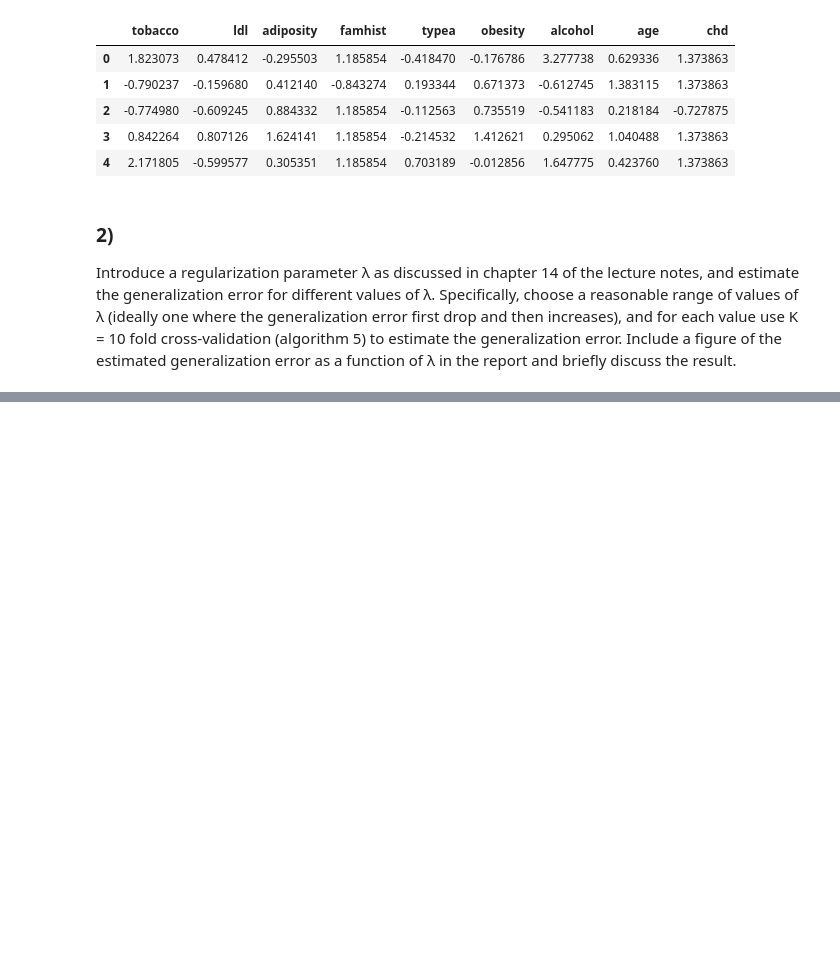
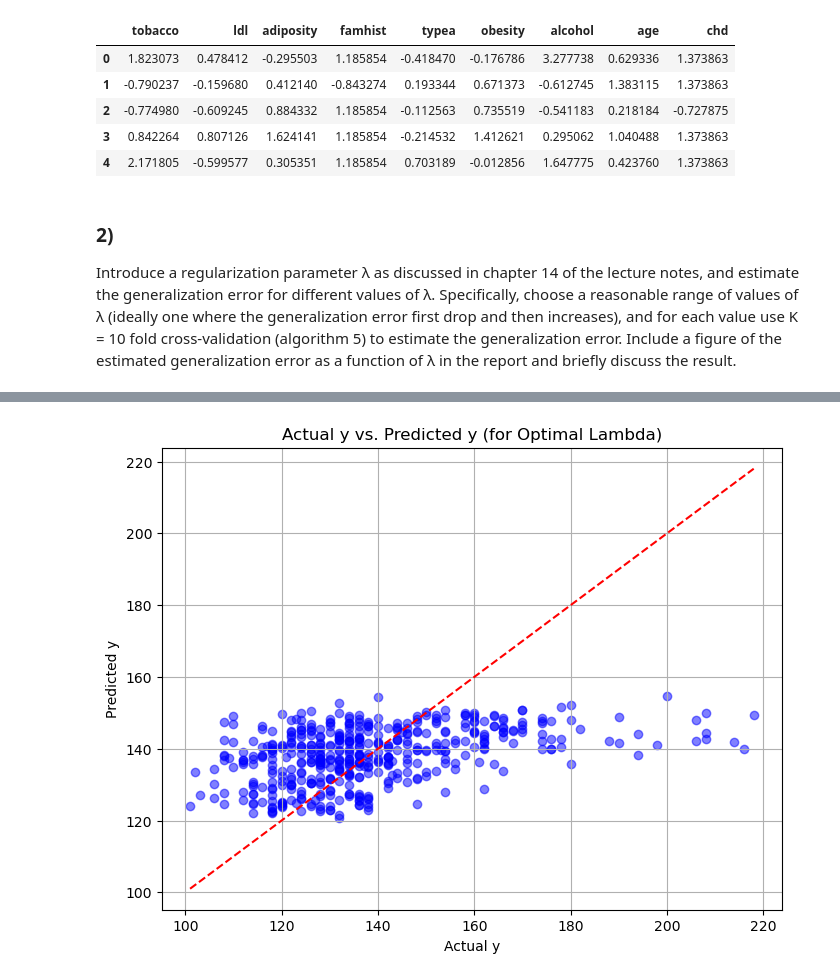
Before and after one commit to FrederikvSvane/Machine-Learning-Project1, a Jupyter notebook: Project2/main3.ipynb, the cells around one changed output, grey strips where cells are left out. Drawn from its saved outputs; the diff is of its cells as text; code cells hidden in the pictures; blank space fills up the shorter version.

```diff
--- a/Project2/main3.ipynb
+++ b/Project2/main3.ipynb
@@ -154,0 +157,15 @@ Weights:
+# %%
+# Predict y_est
+y_est = X @ w_rlr
+
+# Plot y vs. y_est
+plt.figure(figsize=(8, 6))
+plt.scatter(y, y_est, c='blue', marker='o', alpha=0.5)
+plt.plot([y.min(), y.max()], [y.min(), y.max()], c='red', linestyle='--')
+plt.title('Actual y vs. Predicted y (for Optimal Lambda)')
+plt.xlabel('Actual y')
+plt.ylabel('Predicted y')
+plt.grid(True)
+plt.show()
+# %% [output]
+[figure, added]
```
Also changed, not shown: parts of 4 cells of this notebook.
